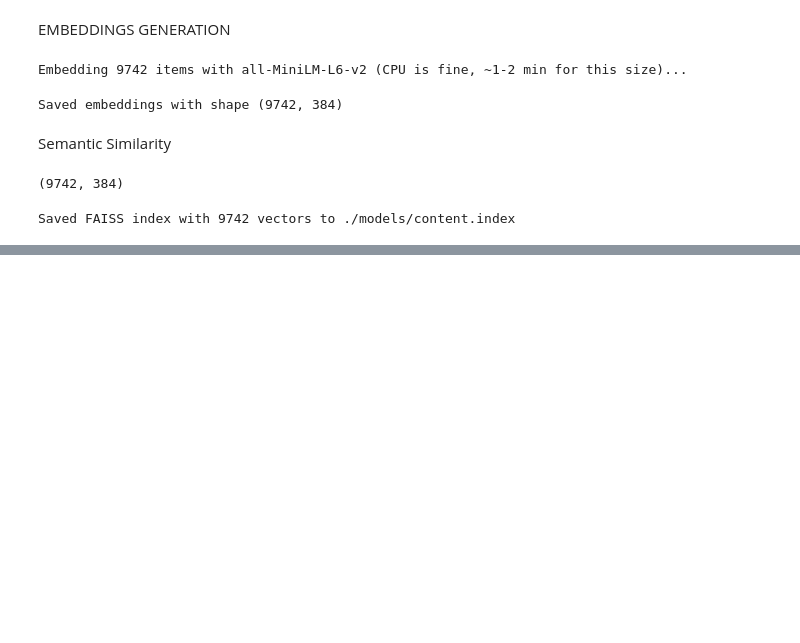
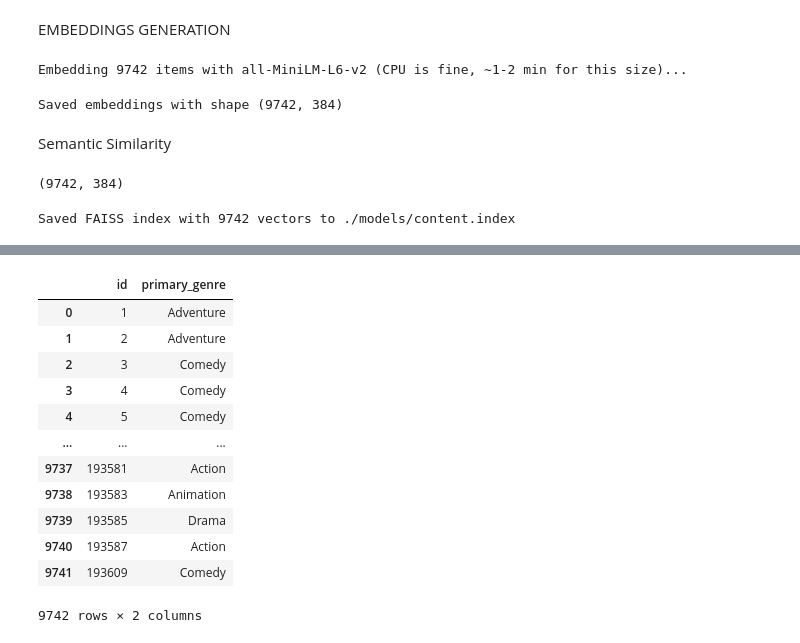
Before and after one commit to IamAbhinav01/RENET---Movie-Recomendation-Backend, a Jupyter notebook: RENET.ipynb, the cells around one changed output, grey strips where cells are left out. Cells and saved outputs as stored; diff of their text form; code cells hidden in the pictures; blank space fills up the shorter version.

```diff
--- a/RENET.ipynb
+++ b/RENET.ipynb
@@ -466,0 +536,16 @@ Saved FAISS index with 9742 vectors to ./models/content.index
+# %%
+items
+# %% [output]
+|  | id | primary_genre |
+| 0 | 1 | Adventure |
+| 1 | 2 | Adventure |
+| 2 | 3 | Comedy |
+| 3 | 4 | Comedy |
+| 4 | 5 | Comedy |
+| ... | ... | ... |
+| 9737 | 193581 | Action |
+| 9738 | 193583 | Animation |
+| 9739 | 193585 | Drama |
+| 9740 | 193587 | Action |
+| 9741 | 193609 | Comedy |
+9742 rows × 2 columns
```
Also changed, not shown: parts of 7 cells of this notebook.
